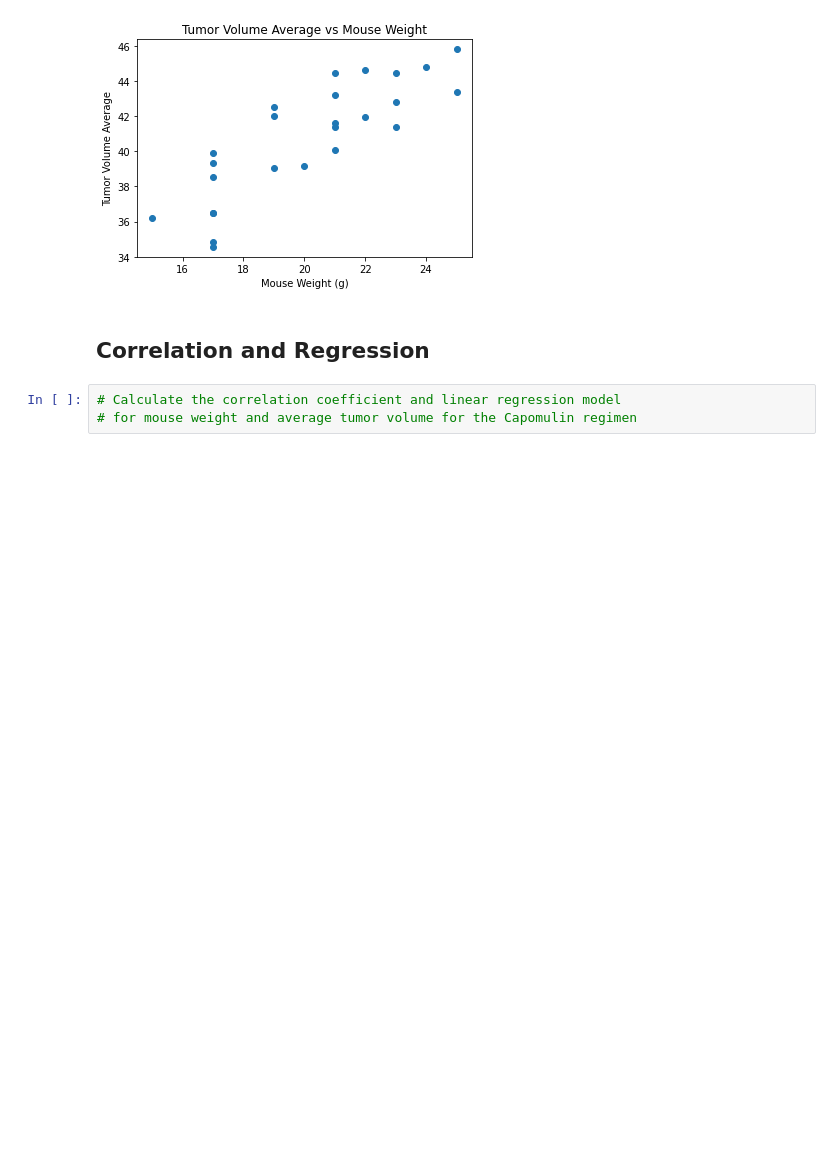
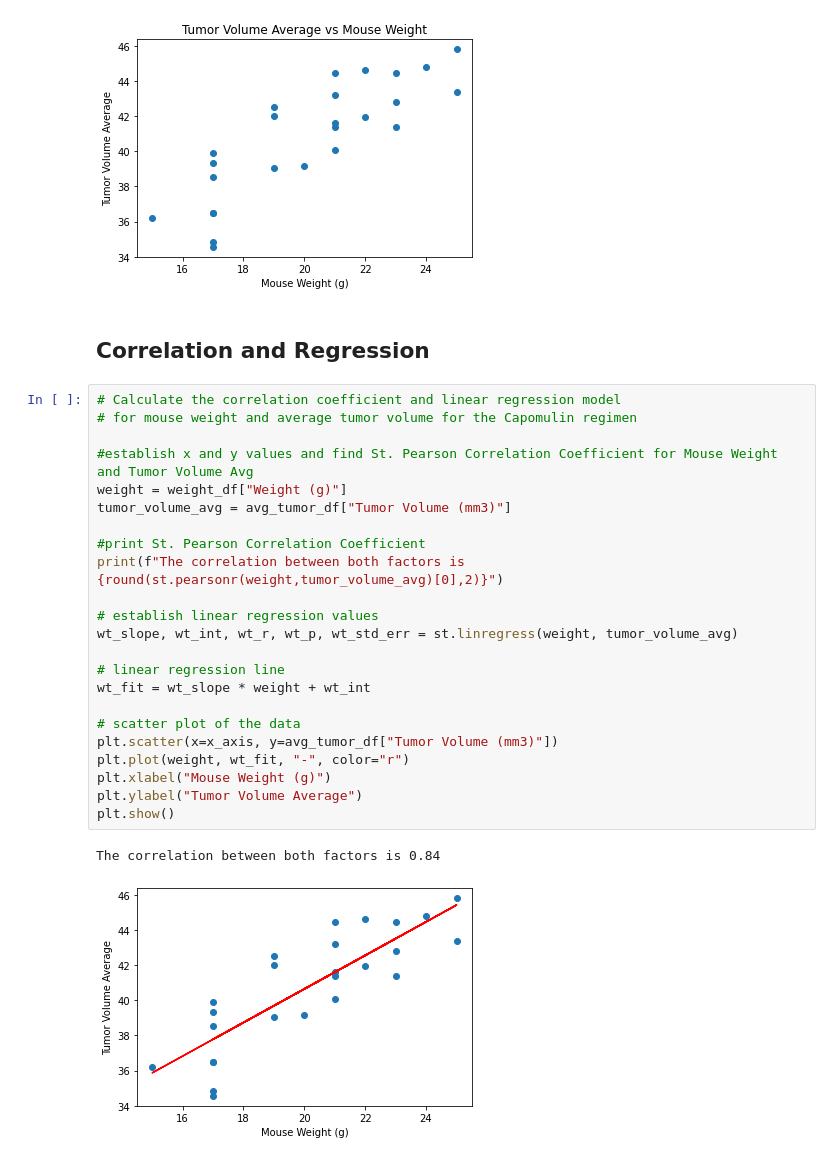
Before and after one commit to ClovisL/Analyzing-tumor-development, a Jupyter notebook: Pymaceuticals/pymaceuticals_starter.ipynb, the cells around one changed output. Saved outputs shown, nothing was run; the diff lists cells and outputs as text; blank space fills up the shorter version.

```diff
--- a/Pymaceuticals/pymaceuticals_starter.ipynb
+++ b/Pymaceuticals/pymaceuticals_starter.ipynb
@@ -406,6 +406,29 @@ plt.show()
 [figure]
 # %% [markdown]
 ## Correlation and Regression
-# %%
-# Calculate the correlation coefficient and linear regression model
-# for mouse weight and average tumor volume for the Capomulin regimen
+# %%
+# Calculate the correlation coefficient and linear regression model
+# for mouse weight and average tumor volume for the Capomulin regimen
+
+#establish x and y values and find St. Pearson Correlation Coefficient for Mouse Weight and Tumor Volume Avg
+weight = weight_df["Weight (g)"]
+tumor_volume_avg = avg_tumor_df["Tumor Volume (mm3)"]
+
+#print St. Pearson Correlation Coefficient
+print(f"The correlation between both factors is {round(st.pearsonr(weight,tumor_volume_avg)[0],2)}")
+
+# establish linear regression values
+wt_slope, wt_int, wt_r, wt_p, wt_std_err = st.linregress(weight, tumor_volume_avg)
+
+# linear regression line
+wt_fit = wt_slope * weight + wt_int
+
+# scatter plot of the data
+plt.scatter(x=x_axis, y=avg_tumor_df["Tumor Volume (mm3)"])
+plt.plot(weight, wt_fit, "-", color="r")
+plt.xlabel("Mouse Weight (g)")
+plt.ylabel("Tumor Volume Average")
+plt.show()
+# %% [output]
+The correlation between both factors is 0.84
+[figure, added]
```
Also changed, not shown: parts of 2 cells of this notebook.
